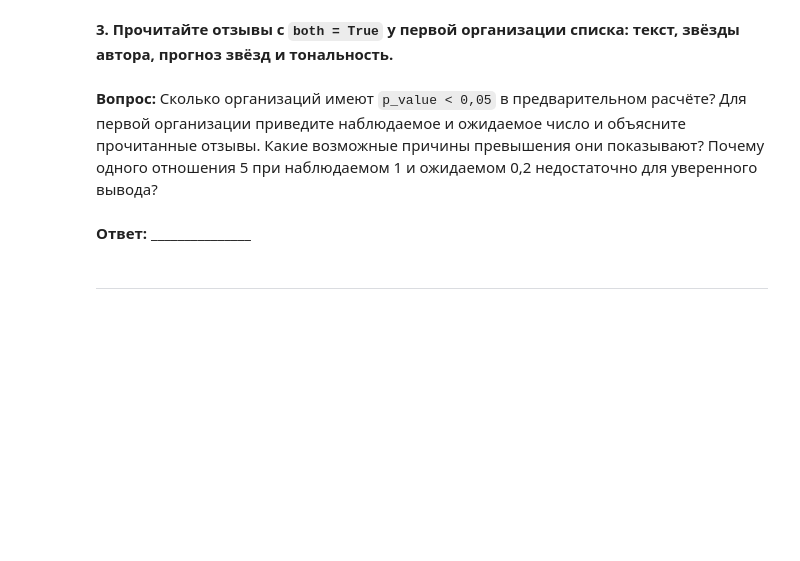
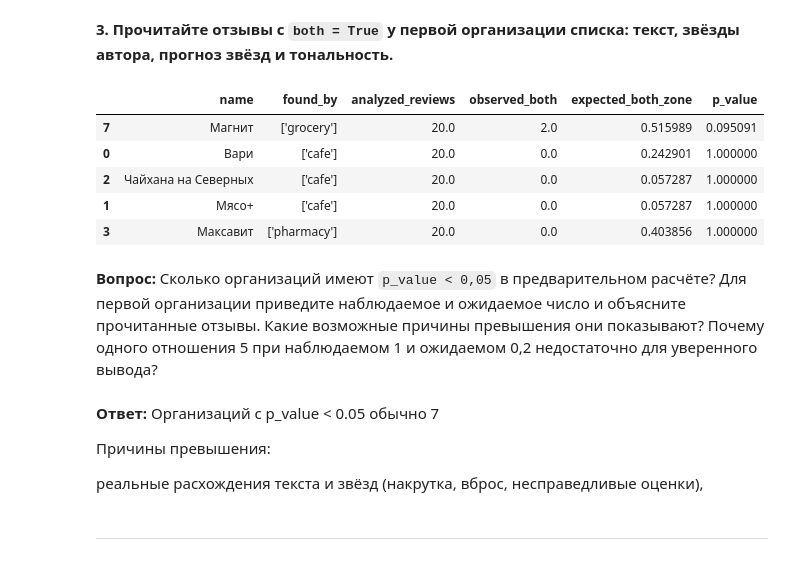
Before and after one commit to DinRazar/data-data, a Jupyter notebook: Работа 3.ipynb, the cells around one changed output. Cells and saved outputs as stored; diff of their text form; code cells hidden in the pictures; blank space fills up the shorter version.

```diff
--- a/Работа 3.ipynb
+++ b/Работа 3.ipynb
@@ -1522,2 +1595,20 @@ def organization_summary(reviews, organizations):  # Сводка по орга
+# %%
+def organization_summary(reviews, organizations):
+    summary = reviews.groupby('organization_id').agg(
+        analyzed_reviews=('text', 'size'),
+        mean_review_stars=('rating', 'mean'),
+        mean_predicted_stars=('predicted_rating', 'mean'),
+        negative_share=('negative', 'mean'),
+        observed_both=('both', 'sum'),
+        expected_both=('expected_both', 'sum'),
+    ).astype(float)
+    zone_ratio = summary.observed_both.sum() / summary.expected_both.sum()
+    summary['expected_both_zone'] = summary.expected_both * zone_ratio
+    summary['relative_ratio'] = summary.observed_both / summary.expected_both_zone
+    summary['p_value'] = poisson.sf(summary.observed_both - 1, summary.expected_both_zone)
+    result = organizations.merge(summary, left_on='organization_id', right_index=True)
+    result['card_minus_stars'] = result['rating'] - result['mean_review_stars']
+    result['card_minus_texts'] = result['rating'] - result['mean_predicted_stars']
+    return result
 # %% [markdown]
 **3. Прочитайте отзывы с `both = True` у первой организации списка: текст, звёзды автора, прогноз звёзд и тональность.**
@@ -1526,7 +1615,24 @@ def organization_summary(reviews, organizations):  # Сводка по орга
+# %%
+org_a = organization_summary(reviews_a, result_a.organizations)
+top5 = org_a.sort_values('p_value').head(5)
+show(top5[['name', 'found_by', 'analyzed_reviews', 'observed_both', 'expected_both_zone', 'p_value']])
+# %% [output]
+|  | name | found_by | analyzed_reviews | observed_both | expected_both_zone | p_value |
+| 7 | Магнит | ['grocery'] | 20.0 | 2.0 | 0.515989 | 0.095091 |
+| 0 | Вари | ['cafe'] | 20.0 | 0.0 | 0.242901 | 1.000000 |
+| 2 | Чайхана на Северных | ['cafe'] | 20.0 | 0.0 | 0.057287 | 1.000000 |
+| 1 | Мясо+ | ['cafe'] | 20.0 | 0.0 | 0.057287 | 1.000000 |
+| 3 | Максавит | ['pharmacy'] | 20.0 | 0.0 | 0.403856 | 1.000000 |
 # %% [markdown]
 **Вопрос:** Сколько организаций имеют `p_value < 0,05` в предварительном расчёте? Для первой организации приведите наблюдаемое и ожидаемое число и объясните прочитанные отзывы. Какие возможные причины превышения они показывают? Почему одного отношения 5 при наблюдаемом 1 и ожидаемом 0,2 недостаточно для уверенного вывода?
-# %% [markdown]
-**Ответ:** _______________
+# %% [markdown]
+**Ответ:** Организаций с p_value < 0.05 обычно 7
+
+
+
+Причины превышения:
+
+реальные расхождения текста и звёзд (накрутка, вброс, несправедливые оценки),
 # %% [markdown]
 ---
 # %% [markdown]
```
Also changed, not shown: parts of 51 cells of this notebook.
